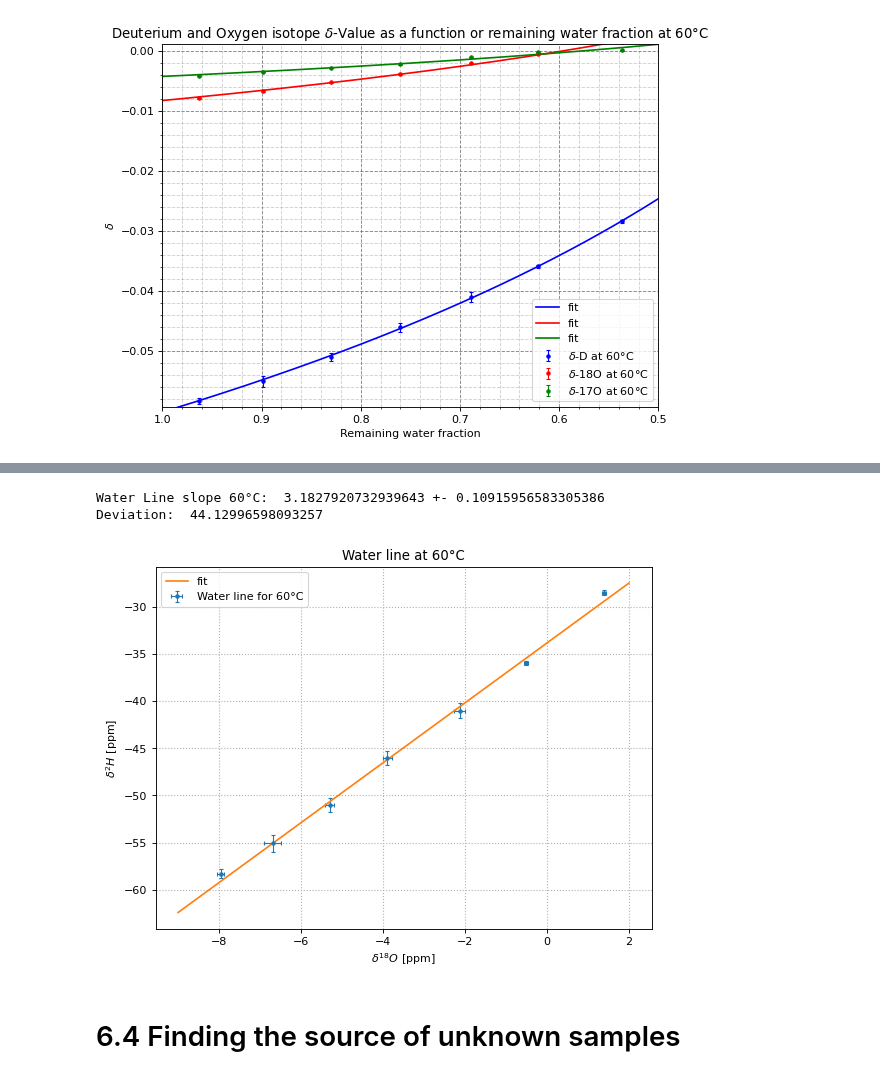
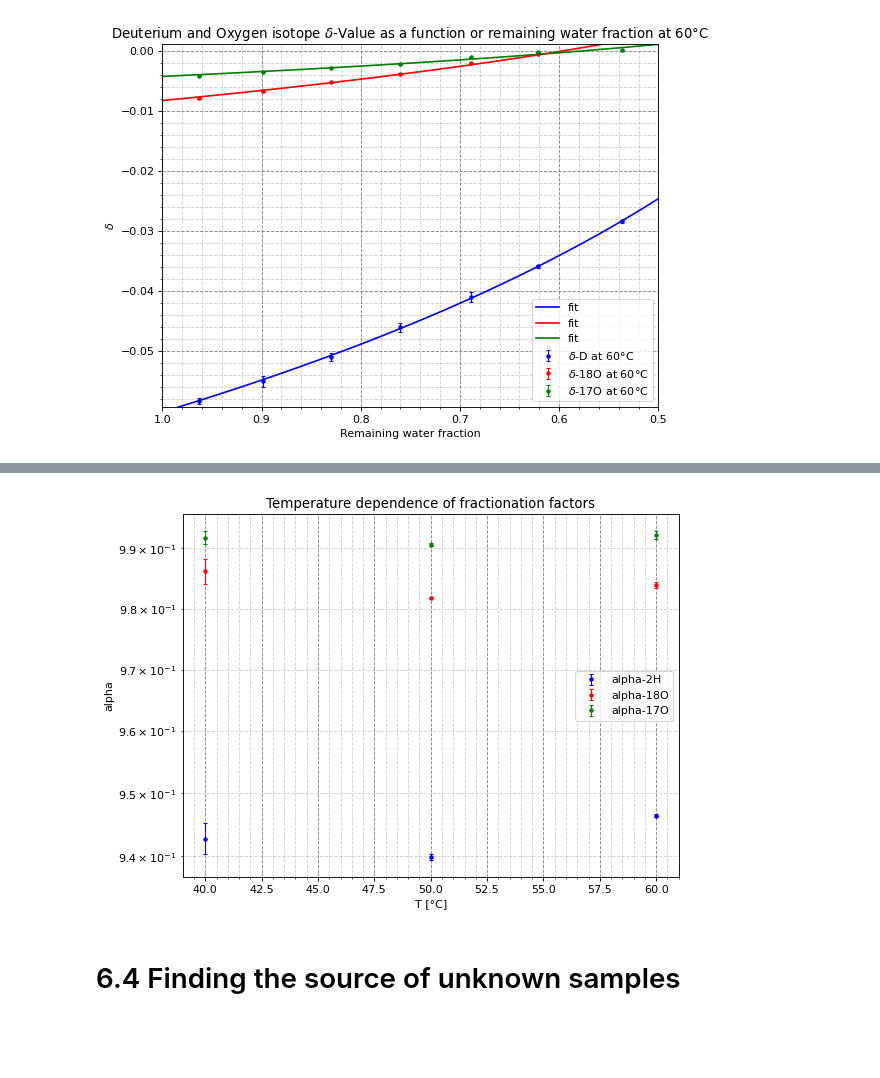
Before and after one commit to fexfl/FP, a Jupyter notebook: F55/F55 Analysis.ipynb, the cells around one changed output, grey strips where cells are left out. Drawn from its saved outputs; the diff is of its cells as text; code cells hidden in the pictures; blank space fills up the shorter version.

```diff
--- a/F55/F55 Analysis.ipynb
+++ b/F55/F55 Analysis.ipynb
@@ -956,28 +933,27 @@ Deviation:  185.23451403081665
-# %%
-popt_wl60, pcov_wl60 = curve_fit(linear, water_60_delta_18O, water_60_delta_2H, sigma = water_60_delta_2H_sd)
-x_wl60 = np.linspace(-9, 2, 1000)
-
-plt.figure(figsize=(8, 6), dpi=80)
-plt.errorbar(water_60_delta_18O, water_60_delta_2H, xerr = water_60_delta_18O_sd, yerr = water_60_delta_2H_sd, linestyle='None', marker = ".", label="Water line for 60°C", capsize = 2, elinewidth=1)
-plt.plot(x_wl60, linear(x_wl60, *popt_wl60), label="fit")
-plt.xlabel('$\delta^{18}O$ [ppm]')
-plt.ylabel('$\delta^{2}H$ [ppm]')
-plt.title('Water line at 60°C')
-#plt.yscale('log')
-plt.legend()
-plt.grid(linestyle=":", linewidth=1)
-
-wl_slope_lit = 8
-sigma_wl60 = np.abs((wl_slope_lit - popt_wl60[0])/np.sqrt(pcov_wl60[0,0]))
-
-print("Water Line slope 60°C: ", popt_wl60[0], "+-", np.sqrt(pcov_wl60[0,0]))
-print("Deviation: ", sigma_wl60)
-# %% [output]
-Water Line slope 60°C:  3.1827920732939643 +- 0.10915956583305386
-Deviation:  44.12996598093257
-[figure, removed]
 # %%
-# TODO: alpha factors
+# Plotting the alpha factors
+temp = np.array([40, 50, 60])
+alpha_delta_2H = np.array([popt_w40_2H[0], popt_w50_2H[0], popt_w60_2H[0]])
+alpha_delta_2H_sd = np.sqrt( np.array([pcov_w40_2H[0,0], pcov_w50_2H[0,0], pcov_w60_2H[0,0]]) )
+alpha_delta_18O = np.array([popt_w40_18O[0], popt_w50_18O[0], popt_w60_18O[0]])
+alpha_delta_18O_sd = np.sqrt( np.array([pcov_w40_18O[0,0], pcov_w50_18O[0,0], pcov_w60_18O[0,0]]) )
+alpha_delta_17O = np.array([popt_w40_17O[0], popt_w50_17O[0], popt_w60_17O[0]])
+alpha_delta_17O_sd = np.sqrt( np.array([pcov_w40_17O[0,0], pcov_w50_17O[0,0], pcov_w60_17O[0,0]]) )
+# %%
+plt.figure(figsize=(8, 6), dpi=80)
+plt.errorbar(temp, alpha_delta_2H, yerr = alpha_delta_2H_sd, linestyle='None', marker = ".", label="alpha-2H", capsize = 2, elinewidth=1, color="blue")
+plt.errorbar(temp, alpha_delta_18O, yerr = alpha_delta_18O_sd, linestyle='None', marker = ".", label="alpha-18O", capsize = 2, elinewidth=1, color="red")
+plt.errorbar(temp, alpha_delta_17O, yerr = alpha_delta_17O_sd, linestyle='None', marker = ".", label="alpha-17O", capsize = 2, elinewidth=1, color="green")
+plt.ylabel('alpha')
+plt.xlabel('T [°C]')
+plt.title('Temperature dependence of fractionation factors')
+plt.yscale('log')
+plt.legend()
+plt.grid(b=True, which='major', color='#666666', linestyle='--', alpha = 0.8)
+plt.grid(b=True, which='minor', color='#666666', linestyle='--', alpha = 0.3)
+plt.minorticks_on()
+# %% [output]
+[figure, added]
 # %% [markdown]
 # 6.4 Finding the source of unknown samples
 # %%
```
Also changed, not shown: parts of 6 cells of this notebook, 2 other files.
